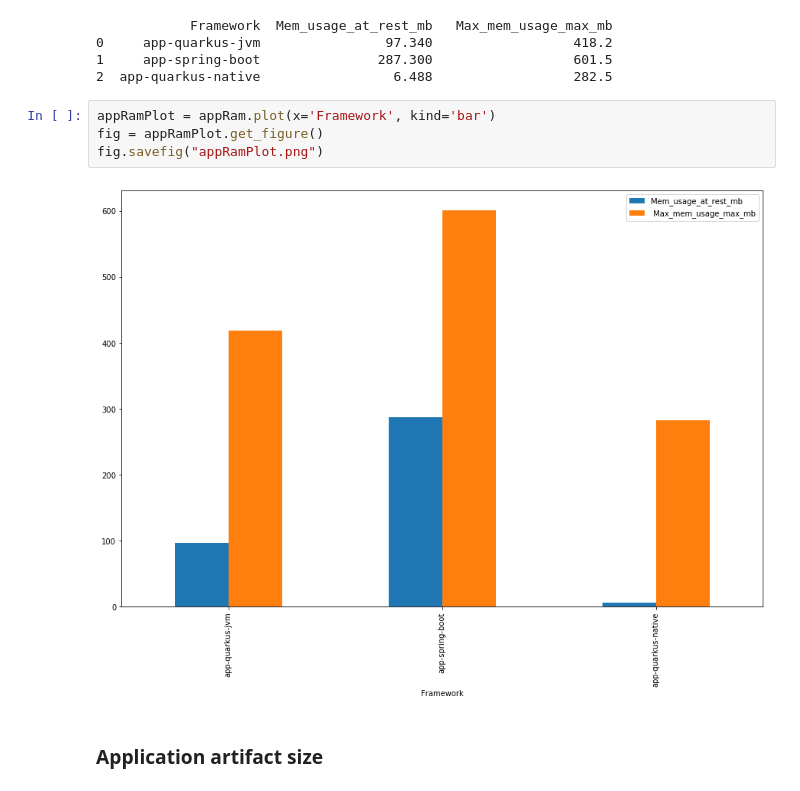
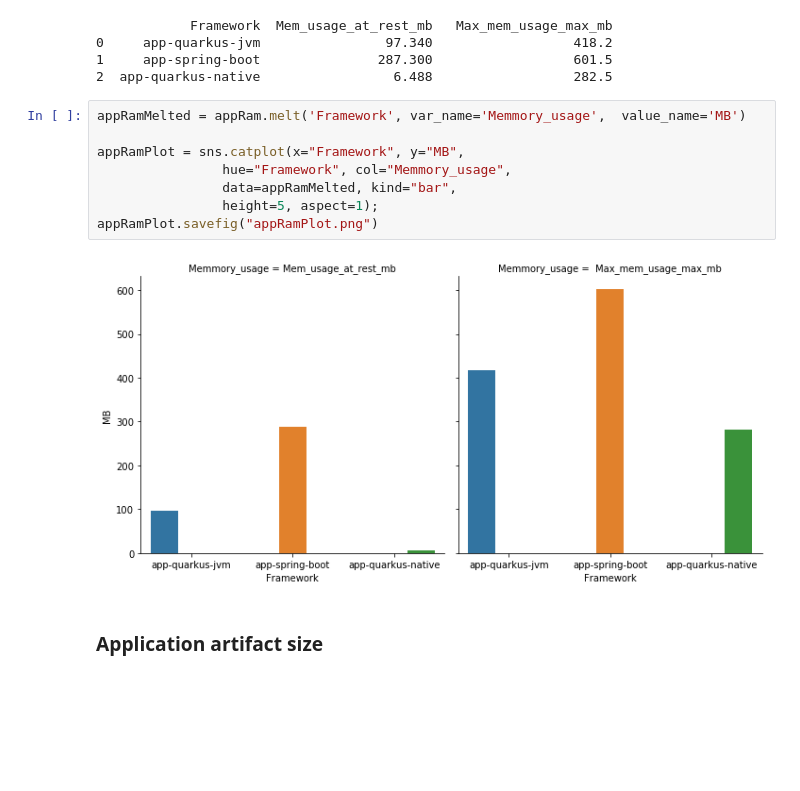
Before and after one commit to k0staa/Code-Addict-Repos, a Jupyter notebook: QuarkusVsSpringBoot/jupyterData/quarkus_vs_spring.ipynb, the cells around one changed output. Cells and saved outputs as stored; diff of their text form; blank space fills up the shorter version.

```diff
--- a/QuarkusVsSpringBoot/jupyterData/quarkus_vs_spring.ipynb
+++ b/QuarkusVsSpringBoot/jupyterData/quarkus_vs_spring.ipynb
@@ -36,12 +36,16 @@ print(appRam)
 0     app-quarkus-jvm                97.340                  418.2
 1     app-spring-boot               287.300                  601.5
 2  app-quarkus-native                 6.488                  282.5
-# %%
-appRamPlot = appRam.plot(x='Framework', kind='bar')
-fig = appRamPlot.get_figure()
-fig.savefig("appRamPlot.png")
-# %% [output]
-[figure, removed]
+# %%
+appRamMelted = appRam.melt('Framework', var_name='Memmory_usage',  value_name='MB')
+
+appRamPlot = sns.catplot(x="Framework", y="MB",
+                hue="Framework", col="Memmory_usage",
+                data=appRamMelted, kind="bar",
+                height=5, aspect=1);
+appRamPlot.savefig("appRamPlot.png")
+# %% [output]
+[figure, added]
 # %% [markdown]
 ### Application artifact size
 # %%
```
Also changed, not shown: parts of 4 cells of this notebook, 4 other files.
